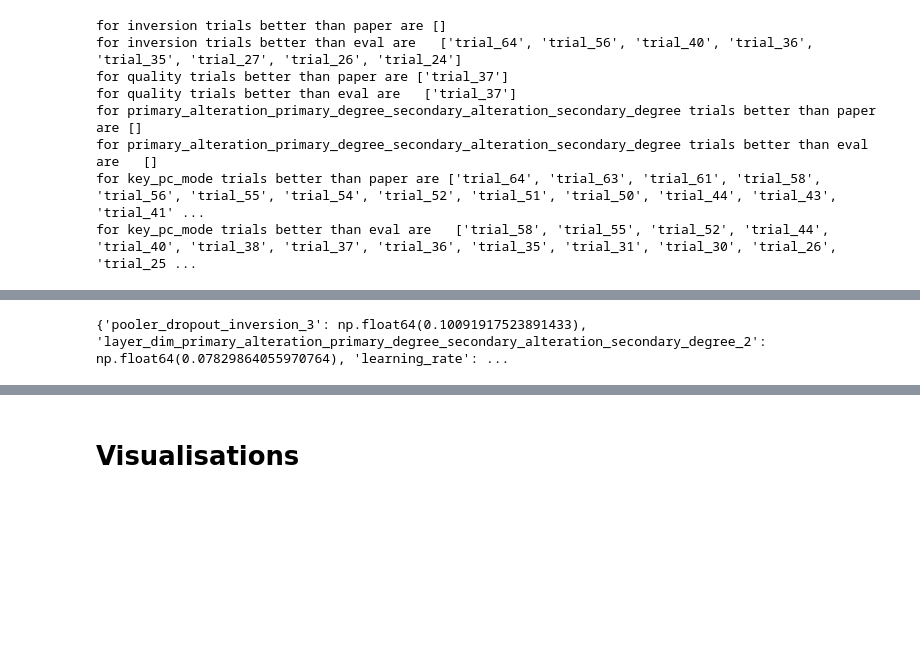
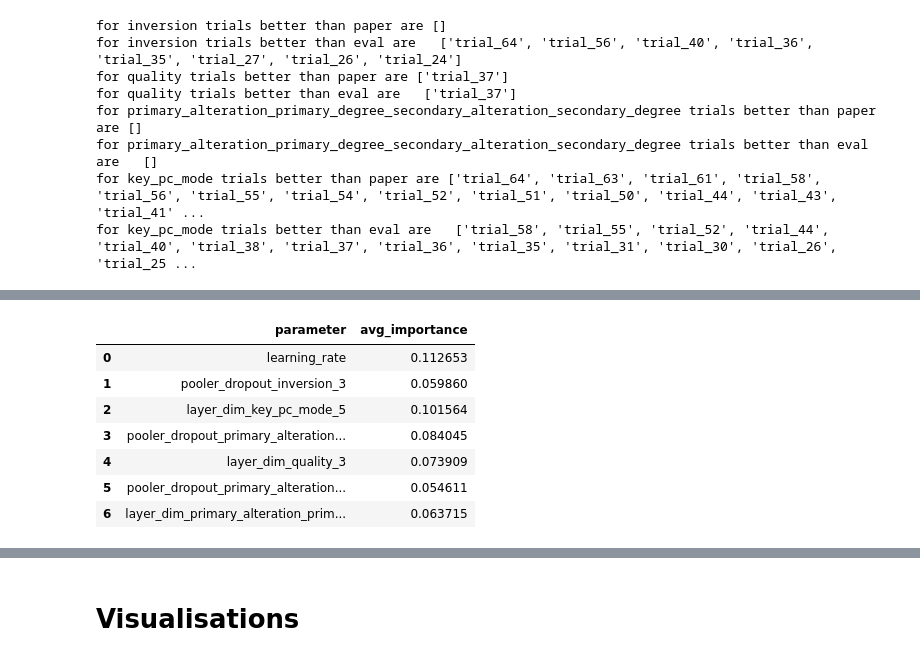
Before and after one commit to PulyaPolya/musicbert_hf, a Jupyter notebook: visualisations.ipynb, the cells around one changed output, grey strips where cells are left out. Cells and saved outputs as stored; diff of their text form; code cells hidden in the pictures; blank space fills up the shorter version.

```diff
--- a/visualisations.ipynb
+++ b/visualisations.ipynb
@@ -36,3 +57,10 @@ array(['Name', 'State', 'Created', 'Group', 'seed',
+# %%
+parameters_to_check = ["activation_fn", "normalisation", "pooler_dropout", "num_linear_layers", "linear_layers_dim"]
+for parameter in parameters_to_check:
+    column_names = set([col for col in data.columns.values if parameter in col])
+    if len(column_names) != 4:
+        print(parameter)
+        print(column_names)
 # %%
 from ast import literal_eval
 
@@ -183,8 +211,6 @@ study = optuna.create_study(study_name="attemtping_nas_1",
                                 pruner = pruner,
                                 storage = "sqlite:///optuna_nas.db",
                                 load_if_exists=True )
-imps = get_param_importances(study, target=lambda t: t.values[0], evaluator=FanovaImportanceEvaluator())
-print(imps)
 best_trials = study.best_trials
 print(best_trials)
 # quality, inversion, key,  degree
@@ -229,17 +255,35 @@ class FilteredStudy:
 # %%
 import itertools
 filtered_study = FilteredStudy(study, valid_trials)
 
 # quality, inversion, key,  degree
 evaluator = FanovaImportanceEvaluator()
-imps = get_param_importances(
-    filtered_study,
-    target=lambda t: t.values[1],
-    evaluator=FanovaImportanceEvaluator(),
-)
-print(dict(itertools.islice(imps.items(), 5)))
+imps_all = {}
+for i in range(10):
+    imps = get_param_importances(
+        filtered_study,
+        target=lambda t: t.values[3],
+        evaluator=FanovaImportanceEvaluator(),
+    )
+    for k, v in imps.items():
+        imps_all.setdefault(k, []).append(float(v))
+imps_mean = {parameter: float(np.mean(values)) for parameter, values in imps_all.items()}
+imps_filtered = {parameter : importance for parameter, importance  in imps_mean.items() if importance > 0.05}
+df = pd.Series(imps_filtered).reset_index()
+df.columns = ["parameter", "avg_importance"]
+#df = pd.DataFrame(imps_filtered , orient = 'index')
 
-# best_trials = study.best_trials
-# print(len(best_trials))
+# One row per parameter with its mean
+#df = df.mean(axis=0).reset_index()
+# df_mean.columns = ["parameter", "avg_importance"]
+# df_mean
+df
 # %% [output]
-{'pooler_dropout_inversion_3': np.float64(0.10091917523891433), 'layer_dim_primary_alteration_primary_degree_secondary_alteration_secondary_degree_2': np.float64(0.07829864055970764), 'learning_rate': ...
+|  | parameter | avg_importance |
+| 0 | learning_rate | 0.112653 |
+| 1 | pooler_dropout_inversion_3 | 0.059860 |
+| 2 | layer_dim_key_pc_mode_5 | 0.101564 |
+| 3 | pooler_dropout_primary_alteration... | 0.084045 |
+| 4 | layer_dim_quality_3 | 0.073909 |
+| 5 | pooler_dropout_primary_alteration... | 0.054611 |
+| 6 | layer_dim_primary_alteration_prim... | 0.063715 |
```
Also changed, not shown: parts of 6 cells of this notebook, 1 other file.
